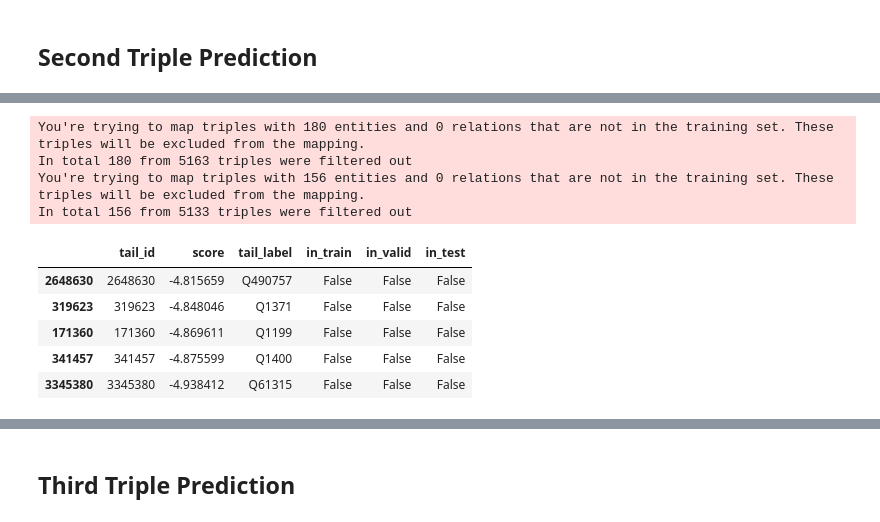
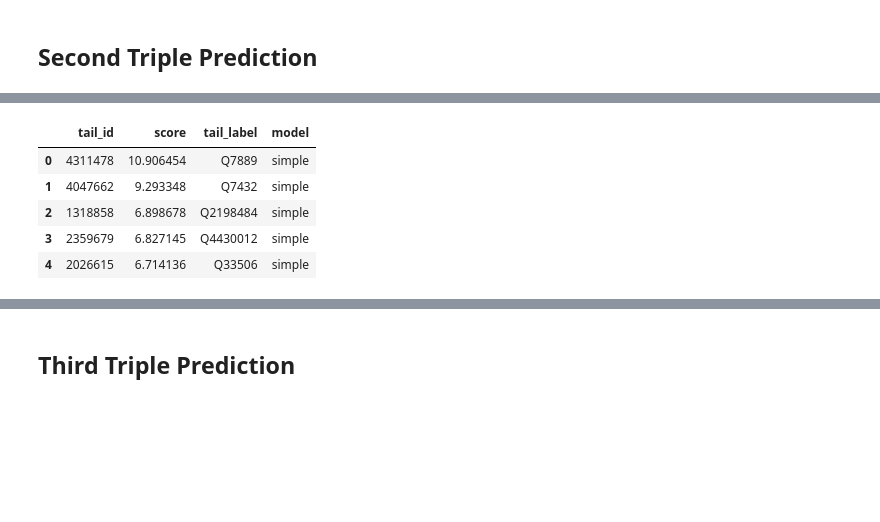
Before and after one commit to mortenterhart/KGE_Query_Completion, a Jupyter notebook: link_prediction_task.ipynb, the cells around one changed output, grey strips where cells are left out. Drawn from its saved outputs; the diff is of its cells as text; code cells hidden in the pictures; blank space fills up the shorter version.

```diff
--- a/link_prediction_task.ipynb
+++ b/link_prediction_task.ipynb
@@ -12,6 +14,10 @@ from pykeen.triples import TriplesFactory
 # %%
-DECISIVE_METRIC = 'arithmetic_mean_rank'
-DECISIVE_METRIC_OPTIMUM = 'min'
+DECISIVE_METRIC = 'hits_at_10'
+DECISIVE_METRIC_OPTIMUM = 'max'
+
+# Number of top k predictions to keep for generating
+# new triple patterns
+TOP_K = 10
 
 # Set Seaborn theme
 SEABORN_THEME = 'darkgrid'
@@ -182,5 +206,4 @@ Best model: transe
 # %%
 first_predictions = predict_tail(best_model, subject=s1, predicate=p1)
-first_predictions = filter_predictions(first_predictions, s1, train_factory=entity_mappings[best_model]).head()
-first_predictions
+first_predictions.head()
 # %% [output]
@@ -217,18 +236,13 @@ Best model: transe
 # %%
 second_predictions = predict_tail(best_model, subject=s2, predicate=p2)
-second_predictions = filter_predictions(second_predictions, s2, train_factory=entity_mappings[best_model]).head()
-second_predictions
+second_predictions.head()
 # %% [output]
-You're trying to map triples with 180 entities and 0 relations that are not in the training set. These triples will be excluded from the mapping.
-In total 180 from 5163 triples were filtered out
-You're trying to map triples with 156 entities and 0 relations that are not in the training set. These triples will be excluded from the mapping.
-In total 156 from 5133 triples were filtered out
-|  | tail_id | score | tail_label | in_train | in_valid | in_test |
-| 2648630 | 2648630 | -4.815659 | Q490757 | False | False | False |
-| 319623 | 319623 | -4.848046 | Q1371 | False | False | False |
-| 171360 | 171360 | -4.869611 | Q1199 | False | False | False |
-| 341457 | 341457 | -4.875599 | Q1400 | False | False | False |
-| 3345380 | 3345380 | -4.938412 | Q61315 | False | False | False |
+|  | tail_id | score | tail_label | model |
+| 0 | 4311478 | 10.906454 | Q7889 | simple |
+| 1 | 4047662 | 9.293348 | Q7432 | simple |
+| 2 | 1318858 | 6.898678 | Q2198484 | simple |
+| 3 | 2359679 | 6.827145 | Q4430012 | simple |
+| 4 | 2026615 | 6.714136 | Q33506 | simple |
 # %%
 pred_o2 = second_predictions.iloc[0]['tail_label']
 print(f'?o2 -> {pred_o2}  {get_wikidata_property_labels([pred_o2])}')
```
Also changed, not shown: parts of 25 cells of this notebook.
